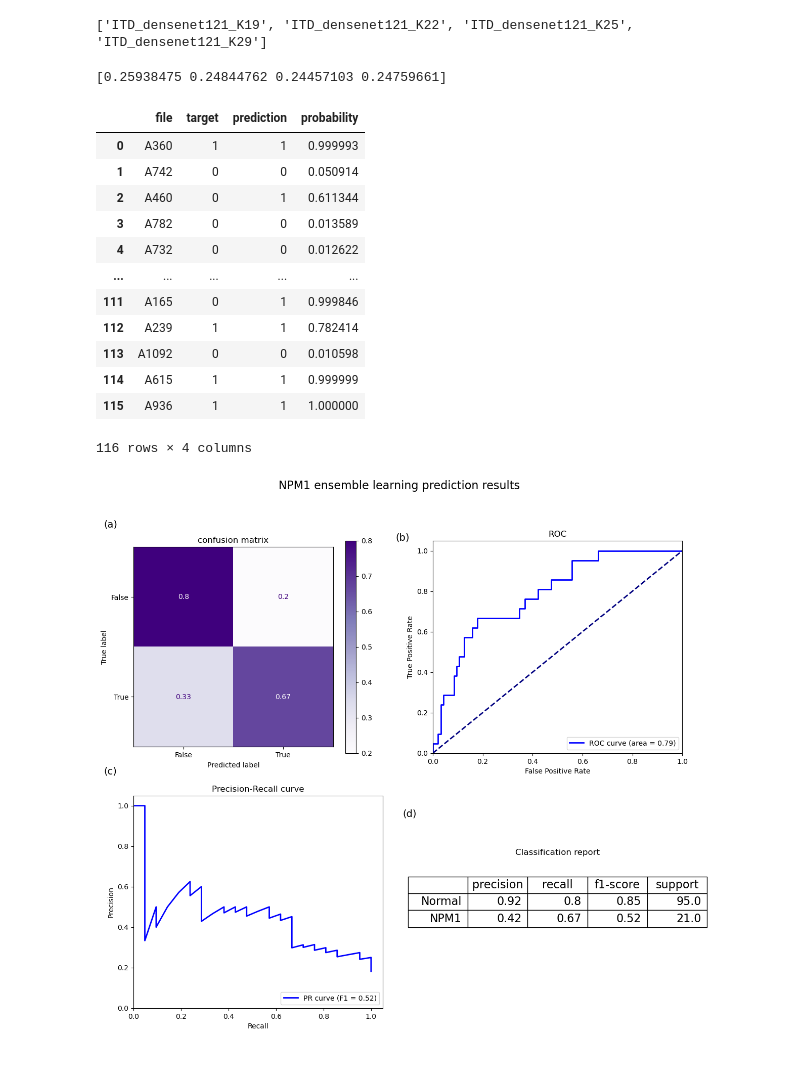
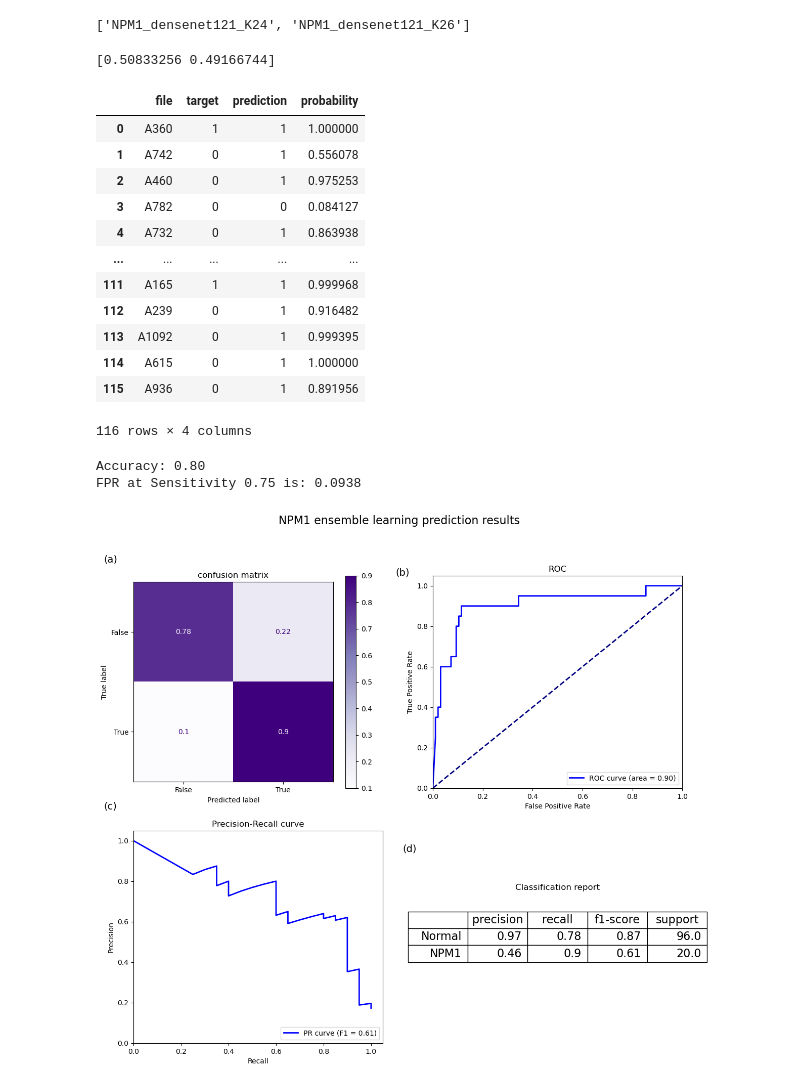
Before and after one commit to c4lab/AML-WSI, a Jupyter notebook: ensemble/ensemble.ipynb, the cells around one changed output. Drawn from its saved outputs; the diff is of its cells as text; code cells hidden in the pictures.

```diff
--- a/ensemble/ensemble.ipynb
+++ b/ensemble/ensemble.ipynb
@@ -8,9 +9,9 @@ from sklearn import metrics
 from sklearn.metrics import  roc_curve, auc,precision_recall_curve,f1_score, confusion_matrix
 # %%
-# gene="NPM1"
-# ROC_threshold=0.83
-gene="ITD"
-ROC_threshold=0.76
+gene="NPM1"
+ROC_threshold=0.83
+# gene="ITD"
+# ROC_threshold=0.76
 file_path=f"/home/weber50432/AML-WSI/MIL/test/{gene}_cell/2000_cells/different_K"
 model_list= []
 # check the model auc by the prediction_test.csv file, if the AUC less than 0.8, then the model is not good enough to use
@@ -23,9 +24,10 @@ for model in os.listdir(file_path):
     roc_auc = auc(fpr, tpr)
     if roc_auc>ROC_threshold:
         model_list.append(model)
+model_list.sort()
 print(model_list)
 # %% [output]
-['ITD_densenet121_K19', 'ITD_densenet121_K22', 'ITD_densenet121_K25', 'ITD_densenet121_K29']
+['NPM1_densenet121_K24', 'NPM1_densenet121_K26']
 # %%
 loss_list = []
 pred_list = []
@@ -43,7 +45,7 @@ weights_list=np.array(weights_list)
 weights_list/=np.sum(weights_list)
 print(weights_list)
 # %% [output]
-[0.25938475 0.24844762 0.24457103 0.24759661]
+[0.50833256 0.49166744]
 # %%
 # add the probability columns of the two models, and make the average. store to a new df
 df_avg = pd.DataFrame()
@@ -62,19 +64,20 @@ df_avg.to_csv(f'{file_path}/{gene}_densenet121_K1/predictions_ensemble.csv', ind
 df_avg
 # %% [output]
 |  | file | target | prediction | probability |
-| 0 | A360 | 1 | 1 | 0.999993 |
-| 1 | A742 | 0 | 0 | 0.050914 |
-| 2 | A460 | 0 | 1 | 0.611344 |
-| 3 | A782 | 0 | 0 | 0.013589 |
-| 4 | A732 | 0 | 0 | 0.012622 |
+| 0 | A360 | 1 | 1 | 1.000000 |
+| 1 | A742 | 0 | 1 | 0.556078 |
+| 2 | A460 | 0 | 1 | 0.975253 |
+| 3 | A782 | 0 | 0 | 0.084127 |
+| 4 | A732 | 0 | 1 | 0.863938 |
 | ... | ... | ... | ... | ... |
-| 111 | A165 | 0 | 1 | 0.999846 |
-| 112 | A239 | 1 | 1 | 0.782414 |
-| 113 | A1092 | 0 | 0 | 0.010598 |
-| 114 | A615 | 1 | 1 | 0.999999 |
-| 115 | A936 | 1 | 1 | 1.000000 |
+| 111 | A165 | 1 | 1 | 0.999968 |
+| 112 | A239 | 0 | 1 | 0.916482 |
+| 113 | A1092 | 0 | 1 | 0.999395 |
+| 114 | A615 | 0 | 1 | 1.000000 |
+| 115 | A936 | 0 | 1 | 0.891956 |
 116 rows × 4 columns
 # %%
+desired_sensitivity = 0.75
 # Get the true labels and predicted labels
 y_true = df_avg['target']
 predicted_probabilities = df_avg["probability"]  # Replace with your predicted probabilities
@@ -132,31 +135,38 @@ axs[1][0].plot(recall, precision, color='blue', lw=2, label='PR curve (F1 = %0.2
 axs[1][0].set_xlim([0.0, 1.05])
 axs[1][0].set_ylim([0.0, 1.05])
 axs[1][0].set_xlabel('Recall')
 axs[1][0].set_ylabel('Precision')
 axs[1][0].text(-0.12, 1.1, '(c)', transform=axs[1][0].transAxes, size=14)
 axs[1][0].legend(loc="lower right")
 axs[1][0].set_title('Precision-Recall curve')
 # show the accuracy, precision, recall and f1-score in a table form at the fourth subplot
 report = metrics.classification_report(y_true, predicted_labels, output_dict=True)
 df_report = pd.DataFrame(report).transpose()
 df_report.reset_index(drop=False, inplace=True)
 df_report.rename(columns={'index':''}, inplace=True)
 df_report.replace(to_replace="0", value='Normal', inplace=True)
 df_report.replace(to_replace="1", value='NPM1', inplace=True)
+accuracy = metrics.accuracy_score(y_true, predicted_labels)
+print(f'Accuracy: {accuracy:.2f}')
+fpr_interp = interp1d(tpr, fpr)
+desired_fpr = fpr_interp(desired_sensitivity)
+print(f'FPR at Sensitivity {desired_sensitivity} is: {desired_fpr:.4f}')
 # remove the last three rows
 df_report.drop(df_report.tail(3).index, inplace=True)
 df_report = df_report.round(2)
 axs[1][1].text(-0.12,0.9, '(d)', transform=axs[1][1].transAxes, size=14)
 axs[1][1].axis('tight')
 axs[1][1].axis('off')
 axs[1][1].set_title('Classification report', y=0.8,pad=-24)
 # add the table
 the_table = axs[1][1].table(cellText=df_report.values, colLabels=df_report.columns ,loc='center')
 the_table.auto_set_font_size(False)
 the_table.set_fontsize(16)
 the_table.scale(1.2, 2)
 
 # Show the plot
 plt.show()
 # %% [output]
+Accuracy: 0.80
+FPR at Sensitivity 0.75 is: 0.0938
-[figure, old version]
+[figure, new version]
```
Also changed, not shown: parts of 2 cells of this notebook.
